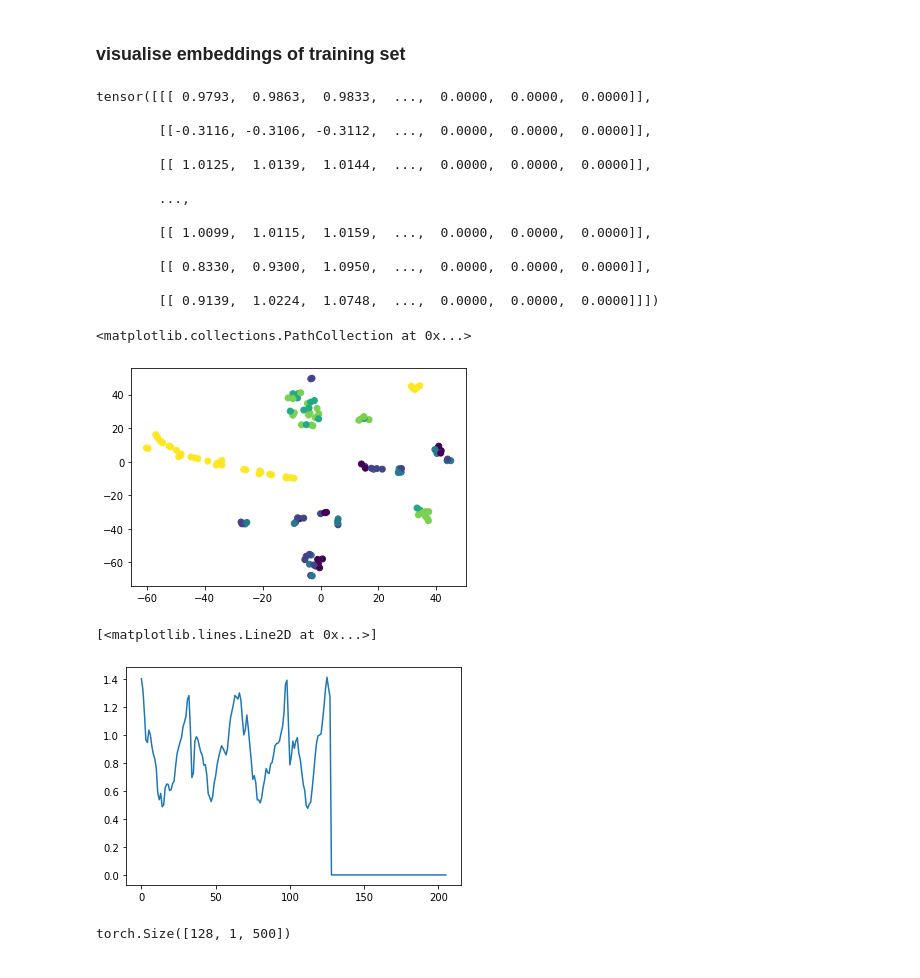
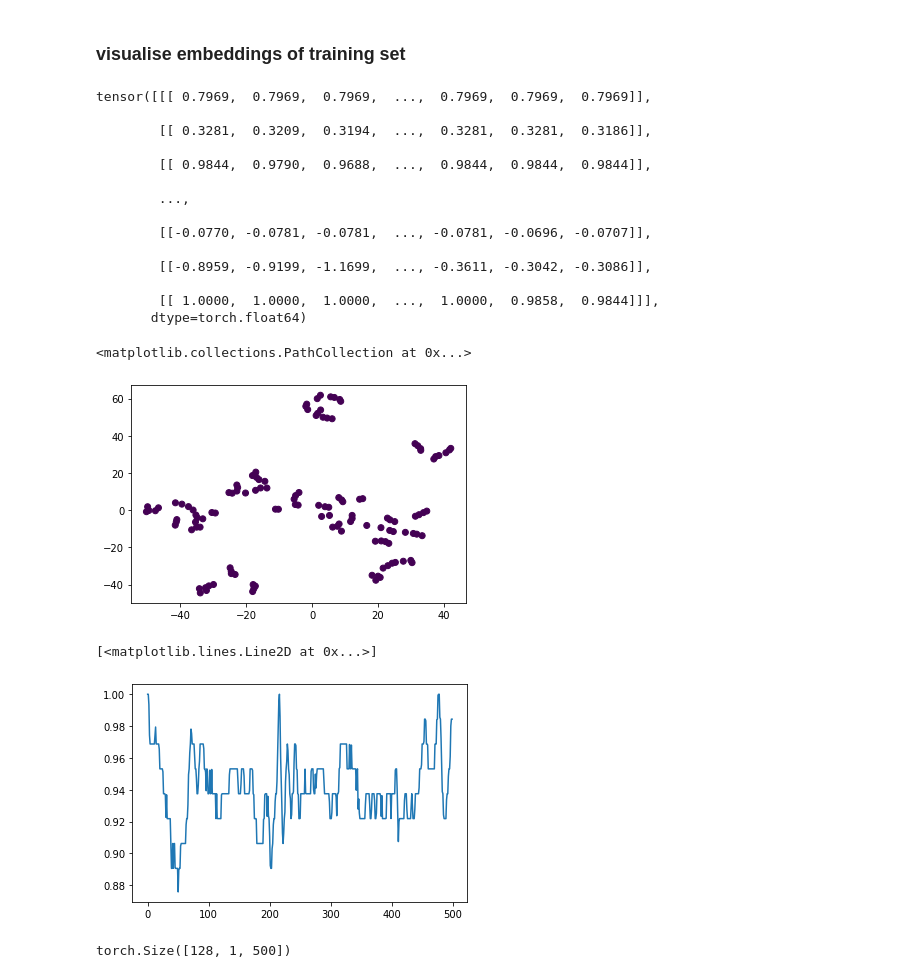
Before and after one commit to giovannimaffei/TFC-pretraining, a Jupyter notebook: notebooks/training_FOG.ipynb, the cells around one changed output. Drawn from its saved outputs; the diff is of its cells as text; code cells hidden in the pictures.

```diff
--- a/notebooks/training_FOG.ipynb
+++ b/notebooks/training_FOG.ipynb
@@ -34,16 +34,16 @@ True
 # sourcedata_path = '../datasets/SleepEEG/'
 # targetdata_path = '../datasets/Epilepsy/'
 # %%
-from HAR_Configs import Config as Configs
+from FOG_Configs import Config as Configs
 
 SEED = 42
-arch = 'HAR'
+arch = 'FOG'
 save_model_path = 'experiment_logs/pretrainmodel/'
-sourcedata_path = '../datasets/HAR/'
+sourcedata_path = '../datasets/FOG_pretrain/'
 targetdata_path = '../datasets/Gesture/'
 # %%
 training_mode = 'pre_train'
-subset = True
+subset = False
 
 
 device = torch.device("mps")
@@ -125,19 +122,20 @@ data, labels, aug1, data_f, aug1_f = next(iter(train_dl))
 # %%
 data
 # %% [output]
-tensor([[[ 0.9793,  0.9863,  0.9833,  ...,  0.0000,  0.0000,  0.0000]],
+tensor([[[ 0.7969,  0.7969,  0.7969,  ...,  0.7969,  0.7969,  0.7969]],
 
-        [[-0.3116, -0.3106, -0.3112,  ...,  0.0000,  0.0000,  0.0000]],
+        [[ 0.3281,  0.3209,  0.3194,  ...,  0.3281,  0.3281,  0.3186]],
 
-        [[ 1.0125,  1.0139,  1.0144,  ...,  0.0000,  0.0000,  0.0000]],
+        [[ 0.9844,  0.9790,  0.9688,  ...,  0.9844,  0.9844,  0.9844]],
 
         ...,
 
-        [[ 1.0099,  1.0115,  1.0159,  ...,  0.0000,  0.0000,  0.0000]],
+        [[-0.0770, -0.0781, -0.0781,  ..., -0.0781, -0.0696, -0.0707]],
 
-        [[ 0.8330,  0.9300,  1.0950,  ...,  0.0000,  0.0000,  0.0000]],
+        [[-0.8959, -0.9199, -1.1699,  ..., -0.3611, -0.3042, -0.3086]],
 
-        [[ 0.9139,  1.0224,  1.0748,  ...,  0.0000,  0.0000,  0.0000]]])
+        [[ 1.0000,  1.0000,  1.0000,  ...,  1.0000,  0.9858,  0.9844]]],
+       dtype=torch.float64)
 # %%
 h_t, z_t, h_f, z_f = TFC_model(data.to(torch.float32).to(device), data_f.to(torch.float32).to(device))
 fea_concat = torch.cat((z_t, z_f), dim=1)
@@ -148,12 +146,12 @@ X_embedded = TSNE(n_components=2, learning_rate='auto', init='random', perplexit
 plt.scatter(X_embedded[:,0], X_embedded[:,1],c=list(labels.numpy()))
 # %% [output]
 <matplotlib.collections.PathCollection at 0x...>
-[figure, old version]
+[figure, new version]
 # %%
-plt.plot(data.numpy()[60,0,:])
+plt.plot(data.numpy()[92,0,:])
 # %% [output]
 [<matplotlib.lines.Line2D at 0x...>]
-[figure, old version]
+[figure, new version]
 # %%
 data, labels, aug1, data_f, aug1_f = next(iter(train_dl))
 # %%
```
Also changed, not shown: parts of 4 cells of this notebook, 1 other file.
